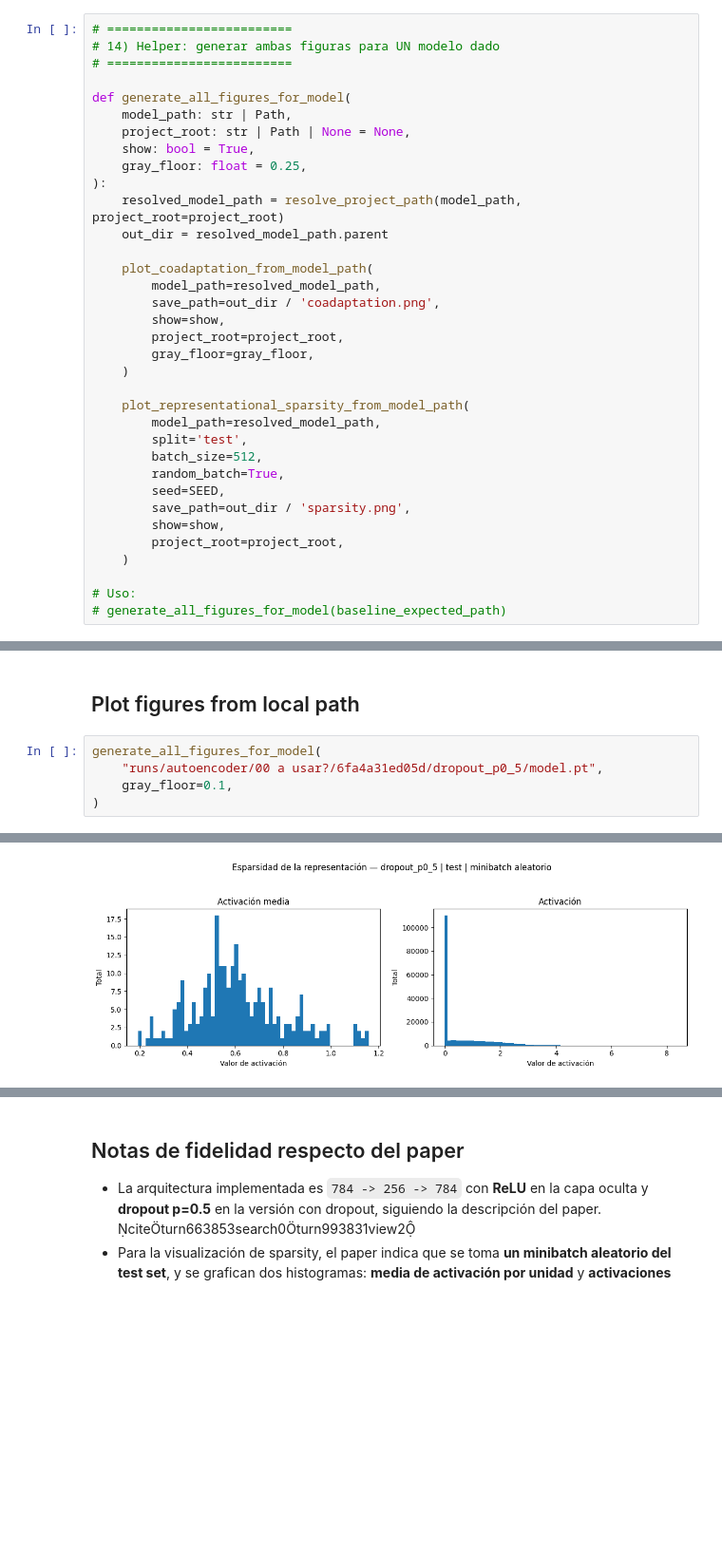
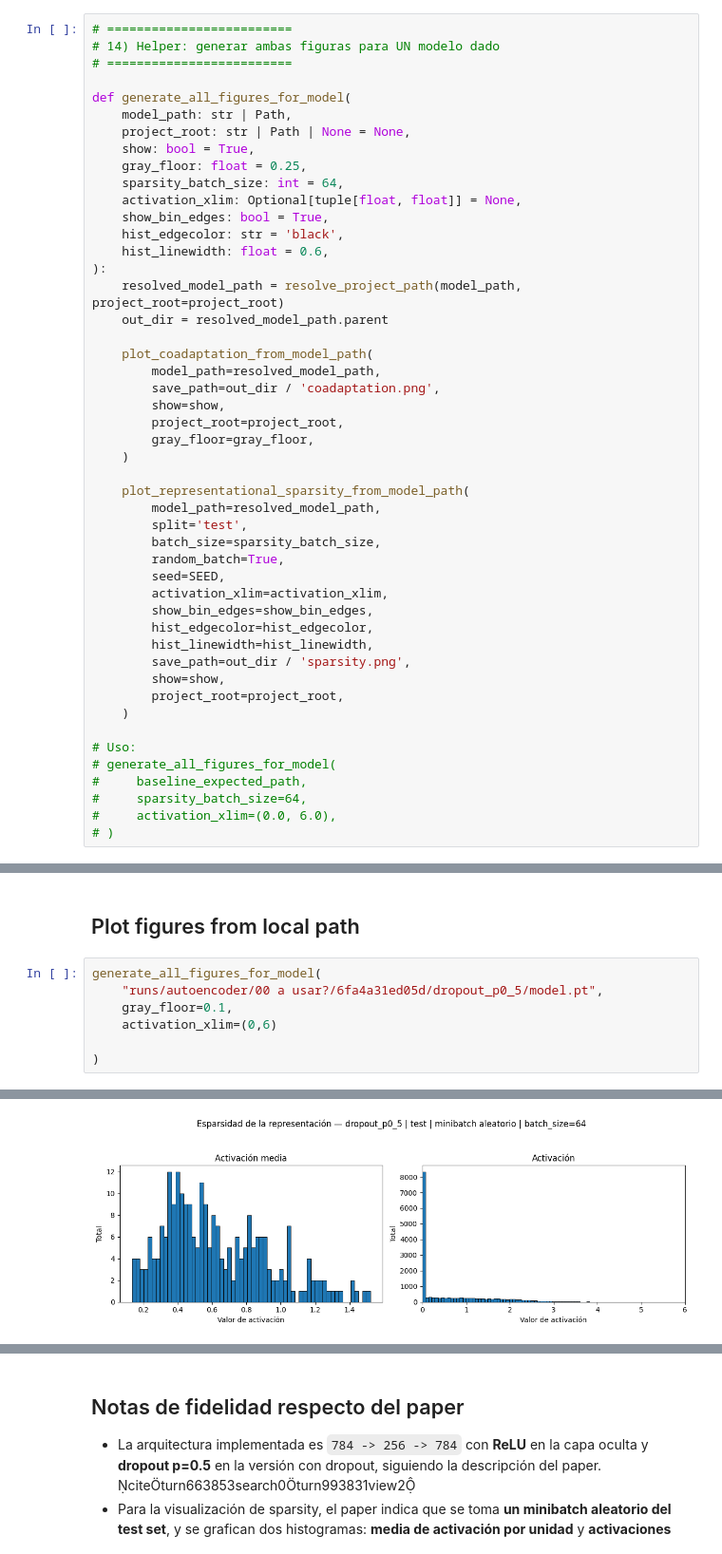
Before and after one commit to joacogamalerio/tesis-project-repository, a Jupyter notebook: dropout_mnist_autoencoder_repro.ipynb, the cells around one changed output, grey strips where cells are left out. Shown at 95% size. Drawn from its saved outputs; the diff is of its cells as text; blank space fills up the shorter version.

Commit message:
aesthetic plot improvements

```diff
--- a/dropout_mnist_autoencoder_repro.ipynb
+++ b/dropout_mnist_autoencoder_repro.ipynb
@@ -1046,6 +1079,11 @@ def generate_all_figures_for_model(
     project_root: str | Path | None = None,
     show: bool = True,
     gray_floor: float = 0.25,
+    sparsity_batch_size: int = 64,
+    activation_xlim: Optional[tuple[float, float]] = None,
+    show_bin_edges: bool = True,
+    hist_edgecolor: str = 'black',
+    hist_linewidth: float = 0.6,
 ):
     resolved_model_path = resolve_project_path(model_path, project_root=project_root)
     out_dir = resolved_model_path.parent
@@ -1061,16 +1099,24 @@ def generate_all_figures_for_model(
     plot_representational_sparsity_from_model_path(
         model_path=resolved_model_path,
         split='test',
-        batch_size=512,
+        batch_size=sparsity_batch_size,
         random_batch=True,
         seed=SEED,
+        activation_xlim=activation_xlim,
+        show_bin_edges=show_bin_edges,
+        hist_edgecolor=hist_edgecolor,
+        hist_linewidth=hist_linewidth,
         save_path=out_dir / 'sparsity.png',
         show=show,
         project_root=project_root,
     )
 
 # Uso:
-# generate_all_figures_for_model(baseline_expected_path)
+# generate_all_figures_for_model(
+#     baseline_expected_path,
+#     sparsity_batch_size=64,
+#     activation_xlim=(0.0, 6.0),
+# )
 # %%
 # =========================
 # 15) Utilidad opcional: ver reconstrucciones
@@ -1117,11 +1163,13 @@ def read_metrics_from_model_path(model_path: str | Path):
 # %%
 generate_all_figures_for_model(
     "runs/autoencoder/00 a usar?/6fa4a31ed05d/dropout_p0_5/model.pt",
     gray_floor=0.1,
+    activation_xlim=(0,6)
+
 )
 # %% [output]
 Saved: /mnt/d2ddcf1e-b595-473f-a2bc-7304fcae012e/tes/tesis-project-repository/runs/autoencoder/00 a usar?/6fa4a31ed05d/dropout_p0_5/coadaptation.png
 [figure]
 Saved: /mnt/d2ddcf1e-b595-473f-a2bc-7304fcae012e/tes/tesis-project-repository/runs/autoencoder/00 a usar?/6fa4a31ed05d/dropout_p0_5/sparsity.png
-[figure, old version]
+[figure, new version]
 {
```
Also changed, not shown: parts of 6 cells of this notebook.
